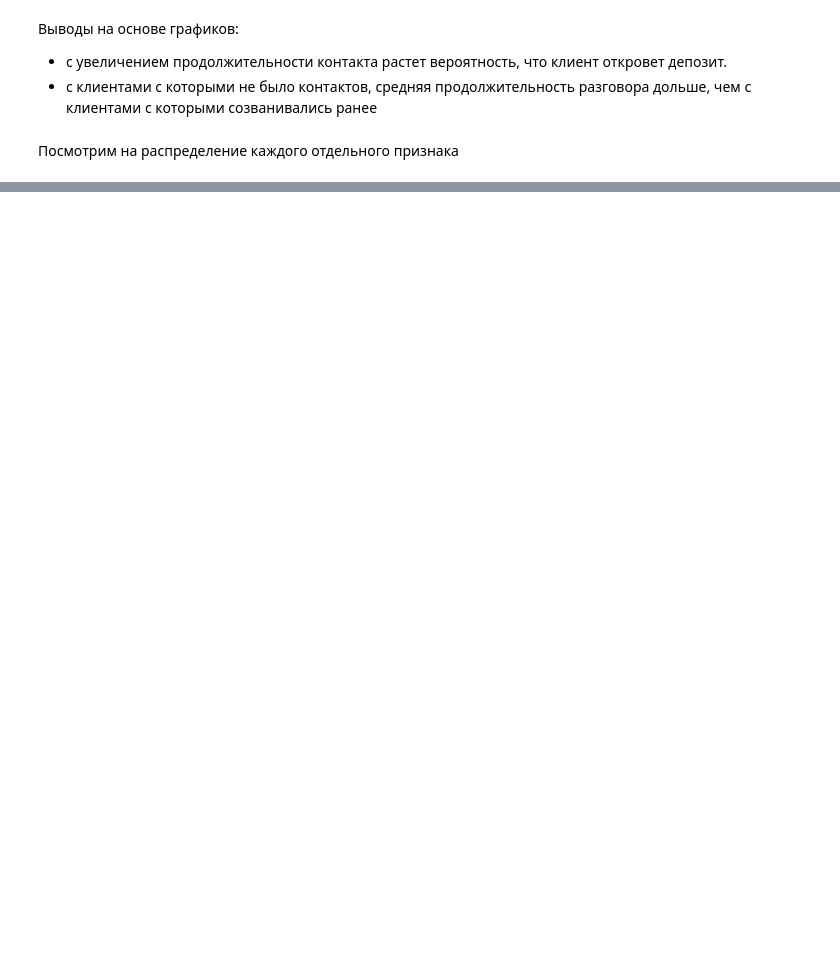
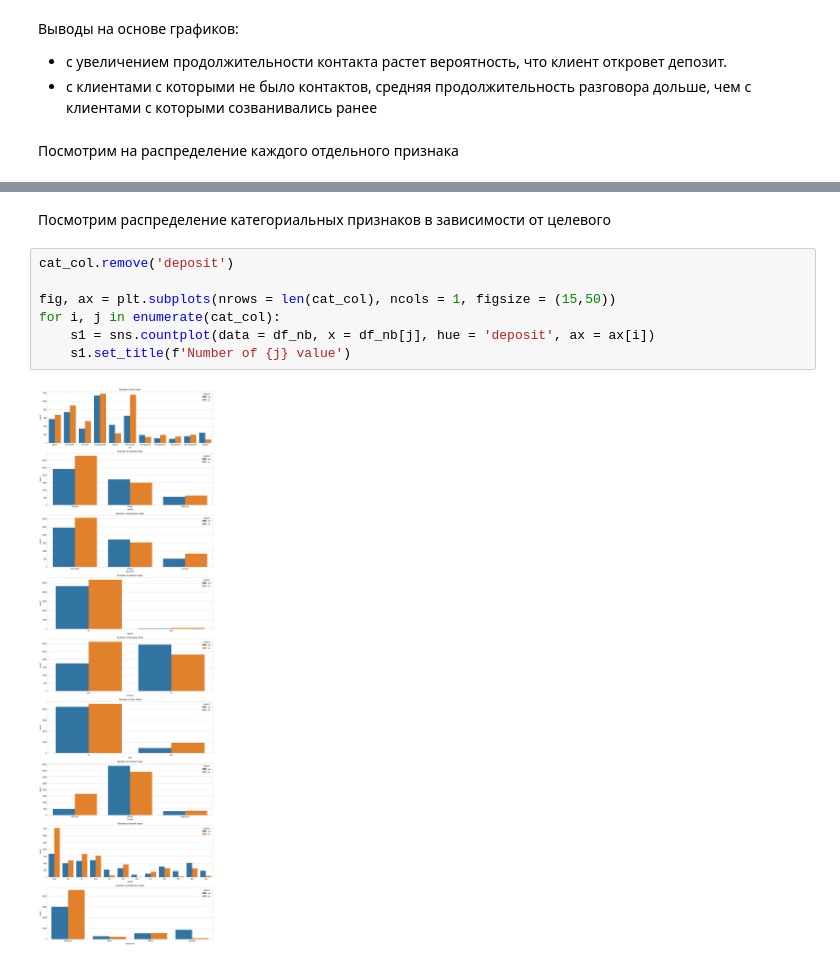
Before and after one commit to meDoLIF/sf_data_science, a Jupyter notebook: Projects/PROJECT-4. Задача классификации/pr_4_Stanislav_Pugach.ipynb, the cells around one changed output, grey strips where cells are left out. Drawn from its saved outputs; the diff is of its cells as text; blank space fills up the shorter version.

```diff
--- a/Projects/PROJECT-4. Задача классификации/pr_4_Stanislav_Pugach.ipynb
+++ b/Projects/PROJECT-4. Задача классификации/pr_4_Stanislav_Pugach.ipynb
@@ -292,0 +372,11 @@ AttributeError: 'Figure' object has no attribute 'append_trace'
+# %% [markdown]
+Посмотрим распределение категориальных признаков в зависимости от целевого
+# %%
+cat_col.remove('deposit')
+
+fig, ax = plt.subplots(nrows = len(cat_col), ncols = 1, figsize = (15,50))
+for i, j in enumerate(cat_col):
+    s1 = sns.countplot(data = df_nb, x = df_nb[j], hue = 'deposit', ax = ax[i])
+    s1.set_title(f'Number of {j} value')
+# %% [output]
+[figure, added]
```
Also changed, not shown: parts of 91 cells of this notebook.
